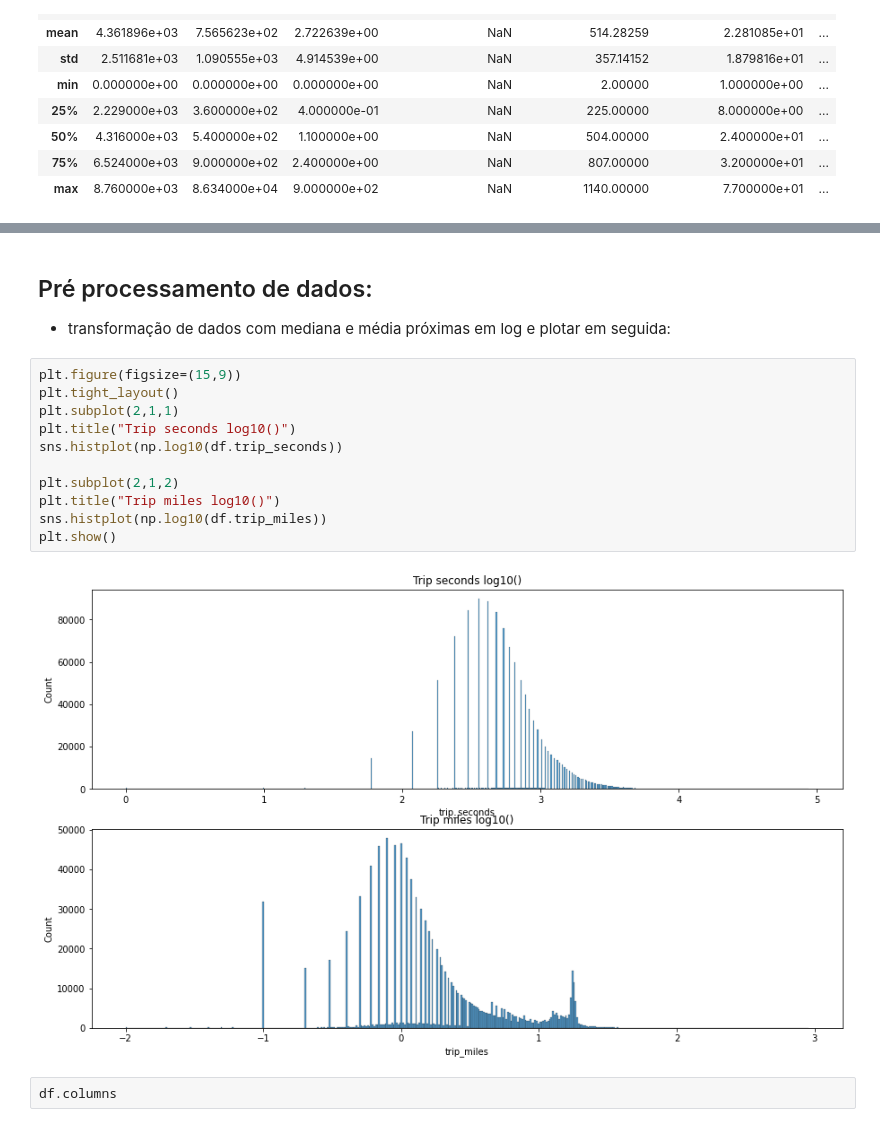
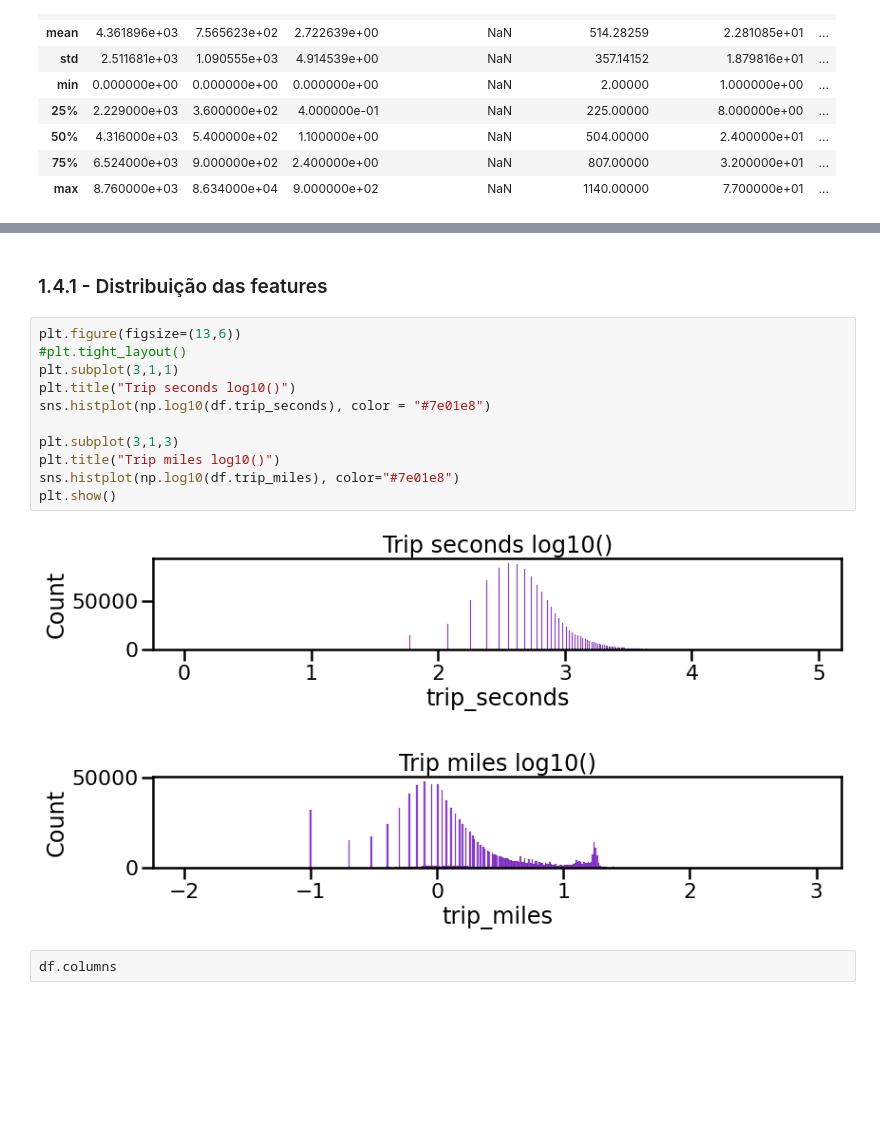
Before and after one commit to Ed1lson/MAC04592021-Atividades, a Jupyter notebook: K_means_Cluster_on_Chicago_City_Taxi_trips.ipynb, the cells around one changed output, grey strips where cells are left out. Cells and saved outputs as stored; diff of their text form; blank space fills up the shorter version.

```diff
--- a/K_means_Cluster_on_Chicago_City_Taxi_trips.ipynb
+++ b/K_means_Cluster_on_Chicago_City_Taxi_trips.ipynb
@@ -89,23 +84,21 @@ Data columns (total 20 columns):
  19  dropoff_longitude       1113250 non-null  float64
 dtypes: float64(17), object(3)
 memory usage: 190.1+ MB
-# %% [markdown]
-## Pré processamento de dados:
-
-   * transformação de dados com mediana e média próximas em log e plotar em seguida:
+# %% [markdown]
+### 1.4.1 - Distribuição das features
 # %%
-plt.figure(figsize=(15,9))
-plt.tight_layout()
-plt.subplot(2,1,1)
+plt.figure(figsize=(13,6))
+#plt.tight_layout()
+plt.subplot(3,1,1)
 plt.title("Trip seconds log10()")
-sns.histplot(np.log10(df.trip_seconds))
+sns.histplot(np.log10(df.trip_seconds), color = "#7e01e8")
 
-plt.subplot(2,1,2)
+plt.subplot(3,1,3)
 plt.title("Trip miles log10()")
-sns.histplot(np.log10(df.trip_miles))
+sns.histplot(np.log10(df.trip_miles), color="#7e01e8")
 plt.show()
 # %% [output]
-[figure, old version]
+[figure, new version]
 # %%
 df.columns
 # %% [output]
```
Also changed, not shown: parts of 17 cells of this notebook.
